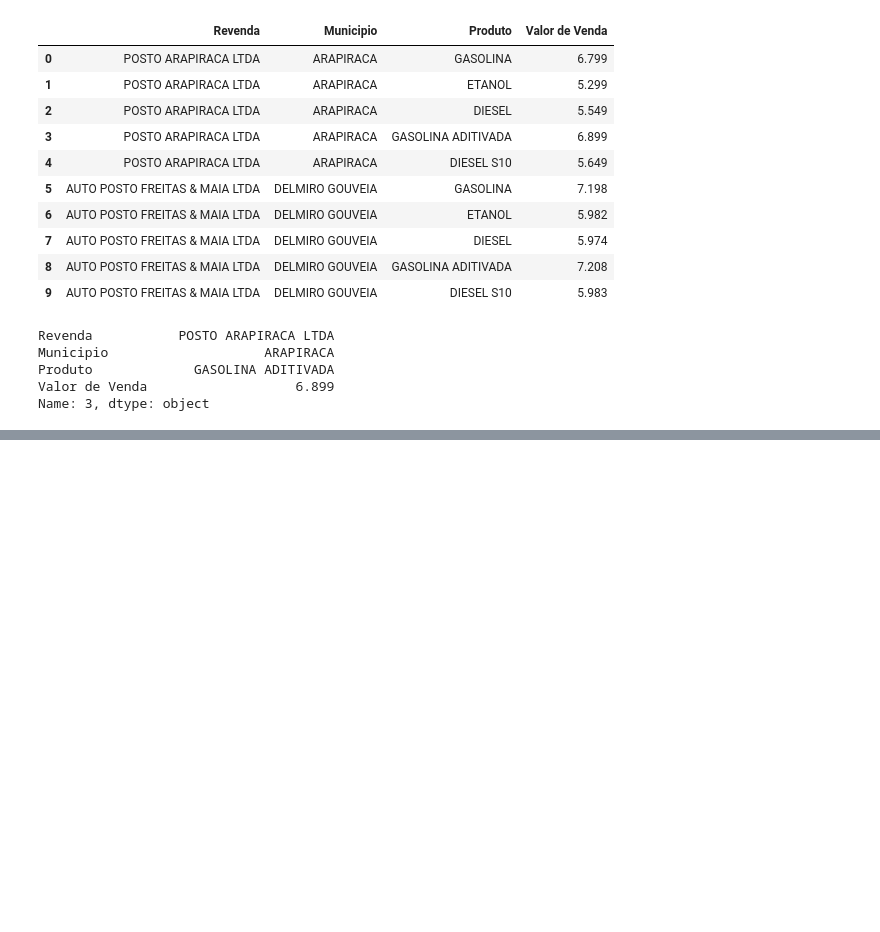
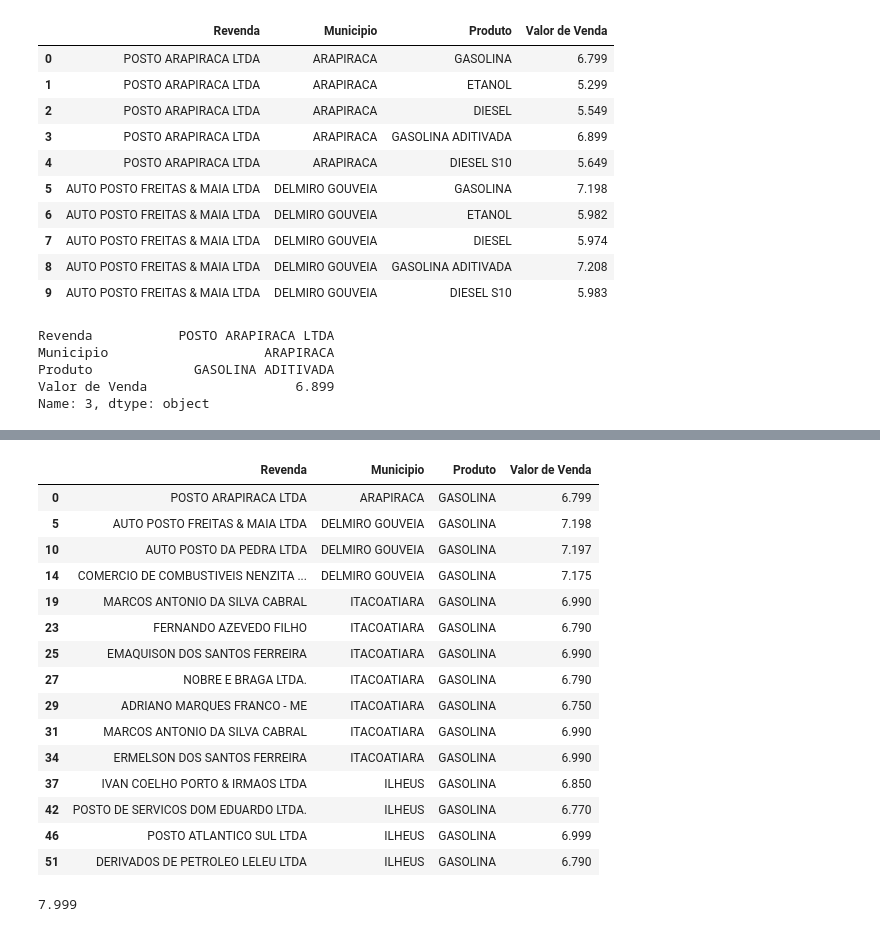
Before and after one commit to thayseps/CursodeExtensaoPythonPandas, a Jupyter notebook: primeiro_exemplo_de_pandas.ipynb, the cells around one changed output, grey strips where cells are left out. Saved outputs shown, nothing was run; the diff lists cells and outputs as text; code cells hidden in the pictures; blank space fills up the shorter version.

```diff
--- a/primeiro_exemplo_de_pandas.ipynb
+++ b/primeiro_exemplo_de_pandas.ipynb
@@ -175,0 +192,28 @@ Name: 3, dtype: object
+# %%
+#criar um dataframe gas_df
+#apenas as 4 colunas(Revenda, Municipio, Produto, Valor de Venda)
+#Somente com combustivel sendo GASOLINA e exibir na tela
+gas_df = ca_df.loc[ca_df['Produto']== 'GASOLINA']
+display(gas_df.head(15))
+# %% [output]
+|  | Revenda | Municipio | Produto | Valor de Venda |
+| 0 | POSTO ARAPIRACA LTDA | ARAPIRACA | GASOLINA | 6.799 |
+| 5 | AUTO POSTO FREITAS & MAIA LTDA | DELMIRO GOUVEIA | GASOLINA | 7.198 |
+| 10 | AUTO POSTO DA PEDRA LTDA | DELMIRO GOUVEIA | GASOLINA | 7.197 |
+| 14 | COMERCIO DE COMBUSTIVEIS NENZITA ... | DELMIRO GOUVEIA | GASOLINA | 7.175 |
+| 19 | MARCOS ANTONIO DA SILVA CABRAL | ITACOATIARA | GASOLINA | 6.990 |
+| 23 | FERNANDO AZEVEDO FILHO | ITACOATIARA | GASOLINA | 6.790 |
+| 25 | EMAQUISON DOS SANTOS FERREIRA | ITACOATIARA | GASOLINA | 6.990 |
+| 27 | NOBRE E BRAGA LTDA. | ITACOATIARA | GASOLINA | 6.790 |
+| 29 | ADRIANO MARQUES FRANCO - ME | ITACOATIARA | GASOLINA | 6.750 |
+| 31 | MARCOS ANTONIO DA SILVA CABRAL | ITACOATIARA | GASOLINA | 6.990 |
+| 34 | ERMELSON DOS SANTOS FERREIRA | ITACOATIARA | GASOLINA | 6.990 |
+| 37 | IVAN COELHO PORTO & IRMAOS LTDA | ILHEUS | GASOLINA | 6.850 |
+| 42 | POSTO DE SERVICOS DOM EDUARDO LTDA. | ILHEUS | GASOLINA | 6.770 |
+| 46 | POSTO ATLANTICO SUL LTDA | ILHEUS | GASOLINA | 6.999 |
+| 51 | DERIVADOS DE PETROLEO LELEU LTDA | ILHEUS | GASOLINA | 6.790 |
+# %%
+#puxar o valor mais caro
+display(gas_df['Valor de Venda'].max())
+# %% [output]
+7.999
```
Also changed, not shown: parts of 1 cell of this notebook.
